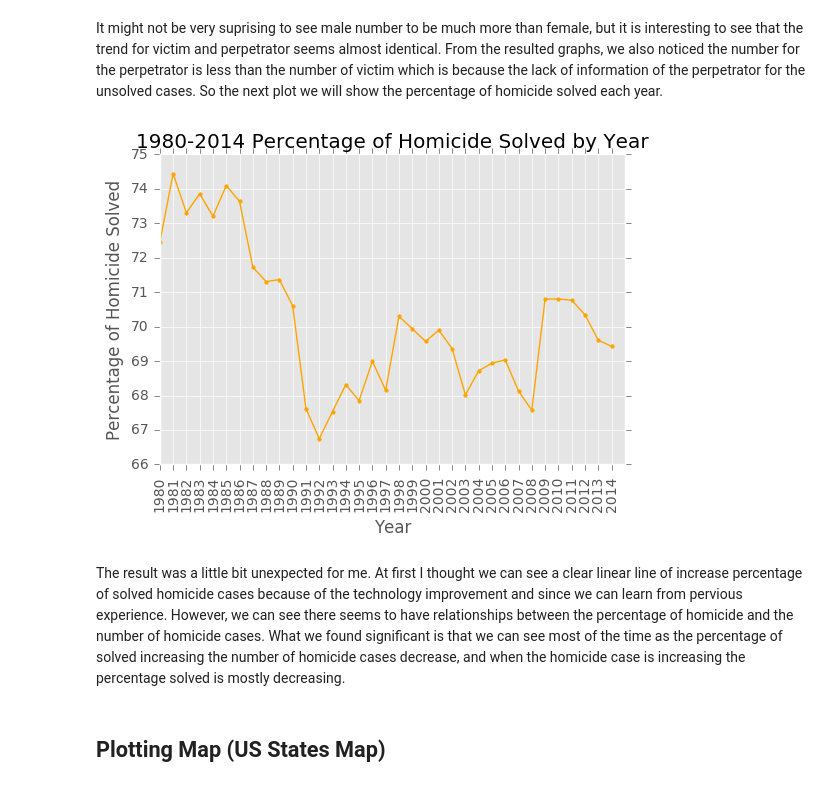
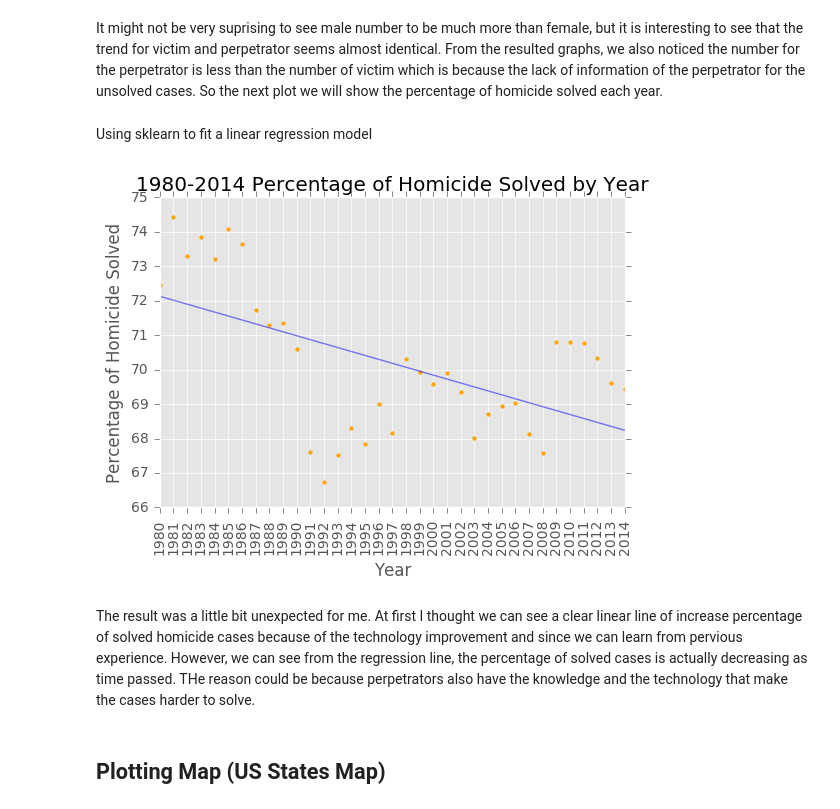
Before and after one commit to nicole72382/nicole72382.github.io, a Jupyter notebook: Final Tutorial.ipynb, the cells around one changed output. Cells and saved outputs as stored; diff of their text form; code cells hidden in the pictures.

```diff
--- a/Final Tutorial.ipynb
+++ b/Final Tutorial.ipynb
@@ -147,19 +147,37 @@ g4 = df.groupby(['Year','Crime Solved'])
 #reshape panda series to one column of # of Female Victim and one column of # Male Victim
 g4 = g4.size().values.reshape(35,2)
 df5 = pd.DataFrame(index = years, columns =['#Not Solved','#Solved'], data=g4)
+
+#calculate the crime solve percentage
 df5['Crime Solved %'] = (df5['#Solved']/(df5['#Solved']+df5['#Not Solved'])*100)
-fig, ax5 = plt.subplots()
-ax5.plot(df5.index, df5['Crime Solved %'], marker='.', linestyle='-', ms=5, color = 'orange')
-ax5.xaxis.set_ticks(np.arange(start, end, 1))
-ax5.set_xlabel('Year')
-ax5.set_ylabel('Percentage of Homicide Solved')
-ax5.set_title("1980-2014 Percentage of Homicide Solved by Year")
-plt.xticks(rotation=90)
-plt.show()
-# %% [output]
-[figure, removed]
+# %% [markdown]
+Using sklearn to fit a linear regression model
+# %%
+from sklearn import linear_model
+
+x = years
+y = df5['Crime Solved %']
+x = np.reshape(x, (-1,1))
+y = y.values.reshape(-1,1)
+
+regr = linear_model.LinearRegression()
+#fitting the regresson model
+regr.fit(x, y)
+
+fig, ax5 = plt.subplots()
+ax5.plot(df5.index, df5['Crime Solved %'], marker='.', linestyle='None', ms=5, color = 'orange')
+ax5.xaxis.set_ticks(np.arange(start, end, 1))
+ax5.set_xlabel('Year')
+ax5.set_ylabel('Percentage of Homicide Solved')
+ax5.set_title("1980-2014 Percentage of Homicide Solved by Year")
+# plot the regression line
+ax5.plot(x.ravel(), regr.predict(x).ravel(), color='blue', alpha= .5)
+plt.xticks(rotation=90)
+plt.show()
+# %% [output]
+[figure, added]
 # %% [markdown]
-The result was a little bit unexpected for me. At first I thought we can see a clear linear line of increase percentage of solved homicide cases because of the technology improvement and since we can learn from pervious experience. However, we can see there seems to have relationships between the percentage of homicide and the number of homicide cases. What we found significant is that we can see most of the time as the percentage of solved increasing the number of homicide cases decrease, and when the homicide case is increasing the percentage solved is mostly decreasing.
+The result was a little bit unexpected for me. At first I thought we can see a clear linear line of increase percentage of solved homicide cases because of the technology improvement and since we can learn from pervious experience. However, we can see from the regression line, the percentage of solved cases is actually decreasing as time passed. THe reason could be because perpetrators also have the knowledge and the technology that make the cases harder to solve.
 # %% [markdown]
 ## Plotting Map (US States Map)
 # %% [markdown]
```
Also changed, not shown: parts of 7 cells of this notebook.
